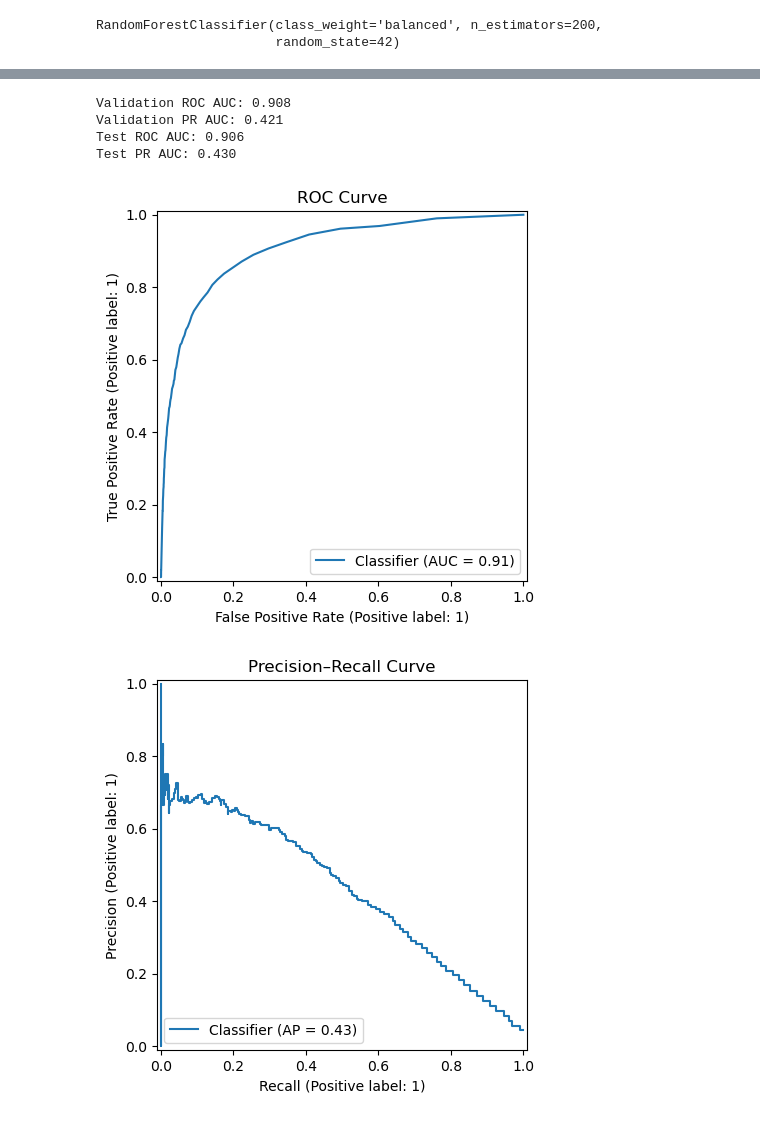
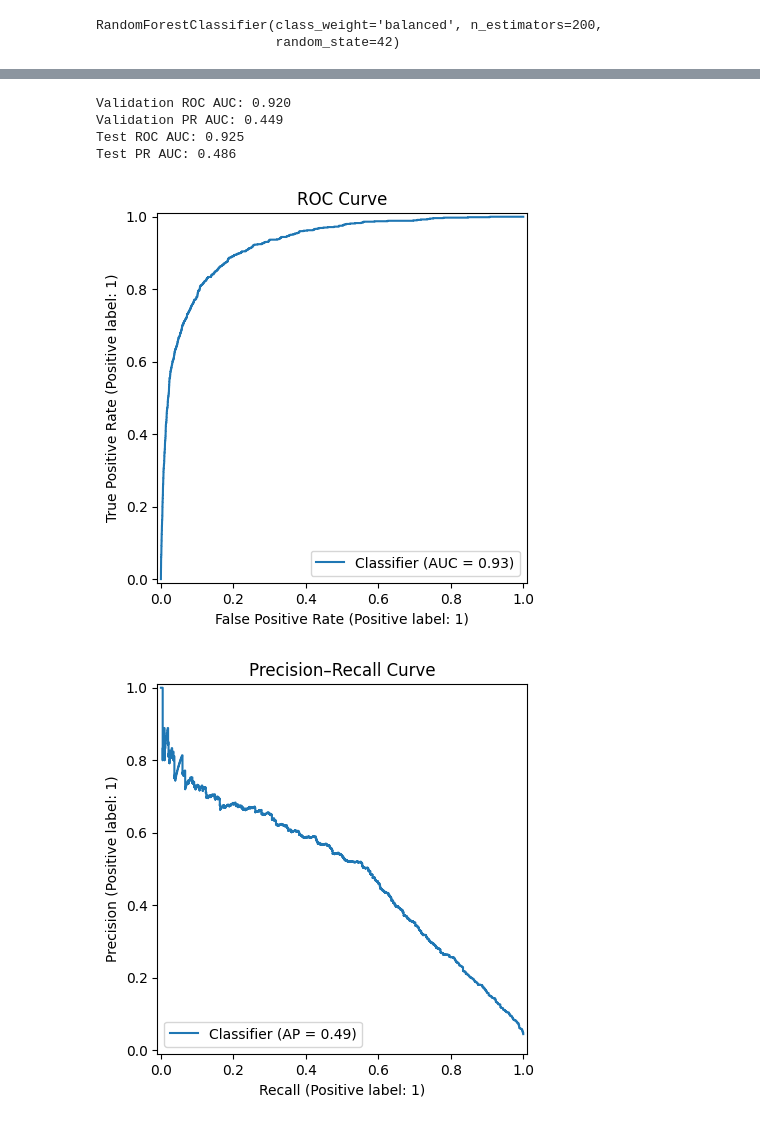
Before and after one commit to Kayannn123/DSA4262-Term-Project, a Jupyter notebook: project.ipynb, the cells around one changed output, grey strips where cells are left out. Drawn from its saved outputs; the diff is of its cells as text; code cells hidden in the pictures.

```diff
--- a/project.ipynb
+++ b/project.ipynb
@@ -98,3 +106,19 @@ def aggregate_reads(reads):
         np.median(arr, axis=0),
     ])
     return features
+# %%
+entry = data[0]
+id, position = get_id_and_position(entry)
+features = get_features(entry)
+X_numeric = aggregate_reads(features)
+rna = get_rna_seq(entry)
+rna_onehot = get_mapped_rna(rna)
+rna_onehot = np.array(rna_onehot)
+print(rna_onehot.shape)
+X_seq_flat = rna_onehot.reshape(rna_onehot.shape[0], -1)  # shape: (N, 28)
+
+X_seq_flat.shape
+
+# X_combined = np.concatenate([X_numeric, rna_onehot], axis=1)
+
+# X_combined
@@ -109,7 +136,11 @@ for entry in data:
     id, position = get_id_and_position(entry)
     features = get_features(entry)
     label = label_dict.get((id, int(position)), None)
-    X.append(aggregate_reads(features))
+    rna = get_rna_seq(entry)
+    rna_matrix = np.array(get_mapped_rna(rna))
+    rna_flattern = rna_matrix.flatten()
+    combined = np.concatenate([aggregate_reads(features), rna_flattern])
+    X.append(combined)
     y.append(label)
 
 X = np.array(X)
@@ -185,0 +240,15 @@ RandomForestClassifier(class_weight='balanced', n_estimators=200,
+# %%
+import xgboost as xgb
+
+xgb_model = xgb.XGBClassifier(
+    n_estimators=800,
+    learning_rate=0.05,
+    max_depth=6,
+    subsample=0.8,
+    colsample_bytree=0.8,
+    eval_metric='aucpr',      # PR AUC metric
+    scale_pos_weight=20,      # since positives ≈ 1:20
+    random_state=42
+)
+
+xgb_model.fit(X_train, y_train)
@@ -186,34 +267,34 @@ RandomForestClassifier(class_weight='balanced', n_estimators=200,
 # %%
 from sklearn.metrics import roc_auc_score, average_precision_score
 
 # Predict probabilities for ROC and PR curve metrics
-y_val_pred_proba = rf.predict_proba(X_val)[:, 1]
-y_test_pred_proba = rf.predict_proba(X_test)[:, 1]
+y_val_pred_proba = xgb_model.predict_proba(X_val)[:, 1]
+y_test_pred_proba = xgb_model.predict_proba(X_test)[:, 1]
 
 # ROC AUC
 roc_auc_val = roc_auc_score(y_val, y_val_pred_proba)
 roc_auc_test = roc_auc_score(y_test, y_test_pred_proba)
 
 # PR AUC (Average Precision)
 pr_auc_val = average_precision_score(y_val, y_val_pred_proba)
 pr_auc_test = average_precision_score(y_test, y_test_pred_proba)
 
 print(f"Validation ROC AUC: {roc_auc_val:.3f}")
 print(f"Validation PR AUC: {pr_auc_val:.3f}")
 print(f"Test ROC AUC: {roc_auc_test:.3f}")
 print(f"Test PR AUC: {pr_auc_test:.3f}")
 
 RocCurveDisplay.from_predictions(y_test, y_test_pred_proba)
 plt.title("ROC Curve")
 plt.show()
 
 PrecisionRecallDisplay.from_predictions(y_test, y_test_pred_proba)
 plt.title("Precision–Recall Curve")
 plt.show()
 # %% [output]
-Validation ROC AUC: 0.908
-Validation PR AUC: 0.421
-Test ROC AUC: 0.906
-Test PR AUC: 0.430
+Validation ROC AUC: 0.920
+Validation PR AUC: 0.449
+Test ROC AUC: 0.925
+Test PR AUC: 0.486
-[figure, old version]
+[figure, new version]
-[figure, old version]
+[figure, new version]
```
Also changed, not shown: parts of 12 cells of this notebook.
